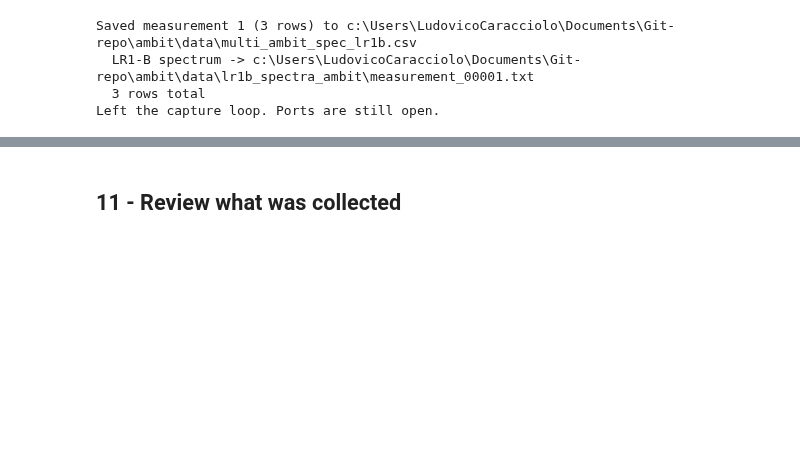
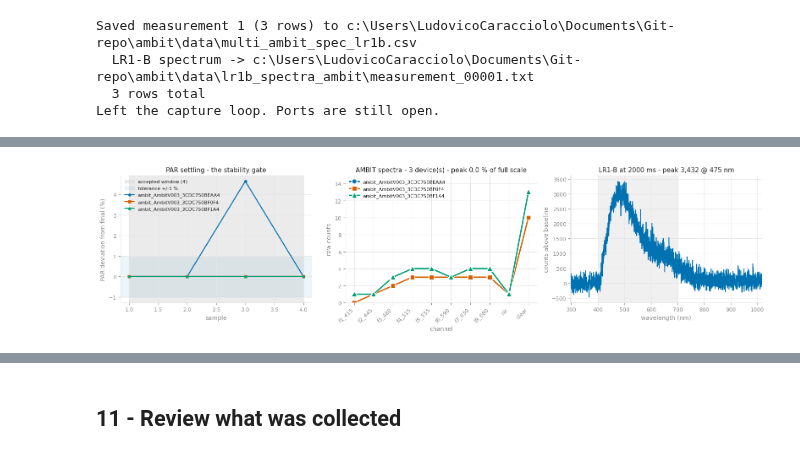
Before and after one commit to Jan-IngenHousz-Institute/miniPar, a Jupyter notebook: Scripts/multi_ambit_lr1b_capture.ipynb, the cells around one changed output, grey strips where cells are left out. Cells and saved outputs as stored; diff of their text form; code cells hidden in the pictures; blank space fills up the shorter version.

Commit message:
adjusted the ambit acquisition and the auto mode

```diff
--- a/Scripts/multi_ambit_lr1b_capture.ipynb
+++ b/Scripts/multi_ambit_lr1b_capture.ipynb
@@ -1588,0 +1595,91 @@ Left the capture loop. Ports are still open.
+# %%
+AUTO_METADATA  = 'AUTO_OFFICE'  # placeholder tag written into every auto-saved row
+AUTO_POLL_S    = 30.0           # seconds between cmd 35 polls
+AUTO_PAR_DELTA = 5.0            # PAR units; smaller moves do not trigger a capture
+
+readings_df = load_readings()
+print(f'{len(readings_df)} row(s) in {CSV_PATH}, next measurement id = {next_measurement_id()}')
+print(f'{len(DEVICES)} AMBIT(s), LR1-B {"yes" if LR1BREF else "no"}')
+print(f'Polling cmd 35 every {AUTO_POLL_S:g} s - capturing when any PAR moves >= '
+      f'{AUTO_PAR_DELTA:g} from the last saved measurement. Interrupt the kernel to stop.')
+
+last_saved_par = {}  # dev.label -> PAR at the last *saved* measurement
+
+try:
+    while True:
+        # -- poll: one cmd 35 (get_spec_raw) per device, only the PAR is used --
+        try:
+            par_now = {dev.label: dev.par() for dev in DEVICES}
+        except Exception as exc:
+            print(f'  poll failed: {type(exc).__name__}: {exc} - '
+                  f'retrying in {AUTO_POLL_S:g} s')
+            time.sleep(AUTO_POLL_S)
+            continue
+
+        deltas = {label: abs(par_now[label] - last_saved_par[label])
+                  for label in par_now if label in last_saved_par}
+        if not deltas:
+            worst, trigger = None, True   # nothing saved yet - take a baseline
+        else:
+            worst = max(deltas, key=deltas.get)
+            trigger = deltas[worst] >= AUTO_PAR_DELTA
+
+        stamp = time.strftime('%H:%M:%S')
+        if not trigger:
+            print(f'  [{stamp}] PAR '
+                  + '  '.join(f'{label} {par:7.1f}' for label, par in par_now.items())
+                  + f'   max change {deltas[worst]:.1f} < {AUTO_PAR_DELTA:g} - skipped')
+            time.sleep(AUTO_POLL_S)
+            continue
+
+        why = ('no saved baseline yet' if worst is None else
+               f'{worst} moved {deltas[worst]:.1f} PAR (>= {AUTO_PAR_DELTA:g})')
+        print(f'  [{stamp}] capture triggered - {why}')
+
+        # -- capture + storage: same sequence as the manual loop above --------
+        try:
+            if LR1BREF is not None:
+                print('Auto-gaining the LR1-B...')
+                LR1BREF.autogain(verbose=False)
+                print(f'  exposure {LR1BREF.exposure_ms:g} ms')
+            print('Waiting for every AMBIT PAR to settle...')
+            reading = read_stable_multi(verbose=True)
+        except Exception as exc:
+            print(f'Capture failed: {type(exc).__name__}: {exc}')
+            time.sleep(AUTO_POLL_S)
+            continue
+
+        clear_output(wait=True)
+        show_capture(reading)
+        display(capture_table(reading))
+
+        print(f"stability : {'OK' if reading['stable'] else 'NOT REACHED'} - "
+              f"{reading['n_samples']} samples in {reading['elapsed_s']:.1f} s")
+        if reading['lr1b'] is not None:
+            print(f"LR1-B     : {reading['lr1b']}")
+        hot = [l for l, d in reading['devices'].items() if d['sat_flag']]
+        if hot:
+            print(f"SATURATED : {', '.join(hot)} - a channel is at full scale, so its counts "
+                  f"and the PAR built from them are floored; shade the sensor or accept the "
+                  f"row as clipped")
+        if not reading['stable']:
+            print('WARNING   : at least one PAR was still drifting when this was taken.')
+
+        metadata = AUTO_METADATA   # auto-filled placeholder - no prompt, never discarded
+
+        measurement = next_measurement_id()
+        lr1b_file = save_lr1b_spectrum(reading, measurement)
+        rows = reading_to_rows(reading, metadata, measurement, lr1b_file)
+        append_rows(rows)
+        readings_df = pd.concat([readings_df, pd.DataFrame(rows, columns=CSV_COLUMNS)],
+                                ignore_index=True)
+        last_saved_par = {label: d['par'] for label, d in reading['devices'].items()}
+        print(f'Saved measurement {measurement} ({len(rows)} rows) to {CSV_PATH}'
+              + (f'\n  LR1-B spectrum -> {LR1B_DIR / lr1b_file}' if lr1b_file else '')
+              + f'\n  {len(readings_df)} rows total, tag "{metadata}"')
+
+        time.sleep(AUTO_POLL_S)
+except KeyboardInterrupt:
+    print('\nLeft the auto capture loop. Ports are still open.')
+# %% [output]
+[figure, added]
```
Also changed, not shown: parts of 3 cells of this notebook, 1 other file.
